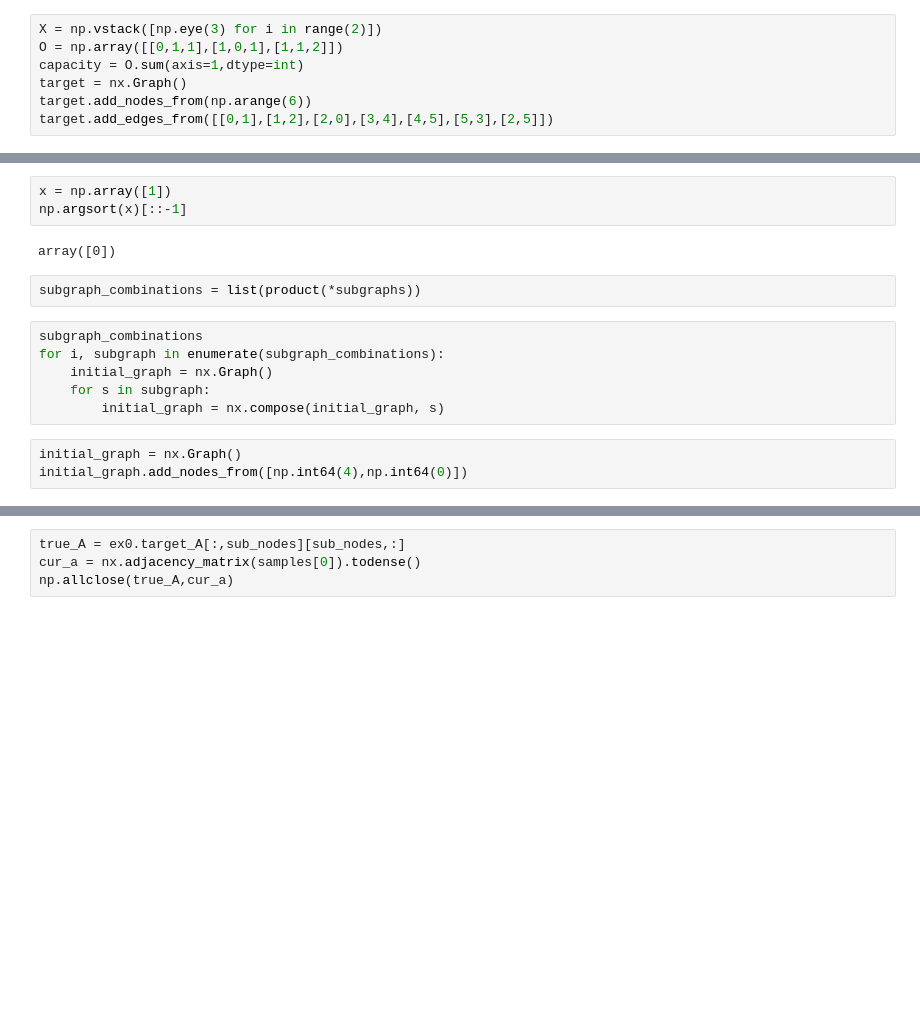
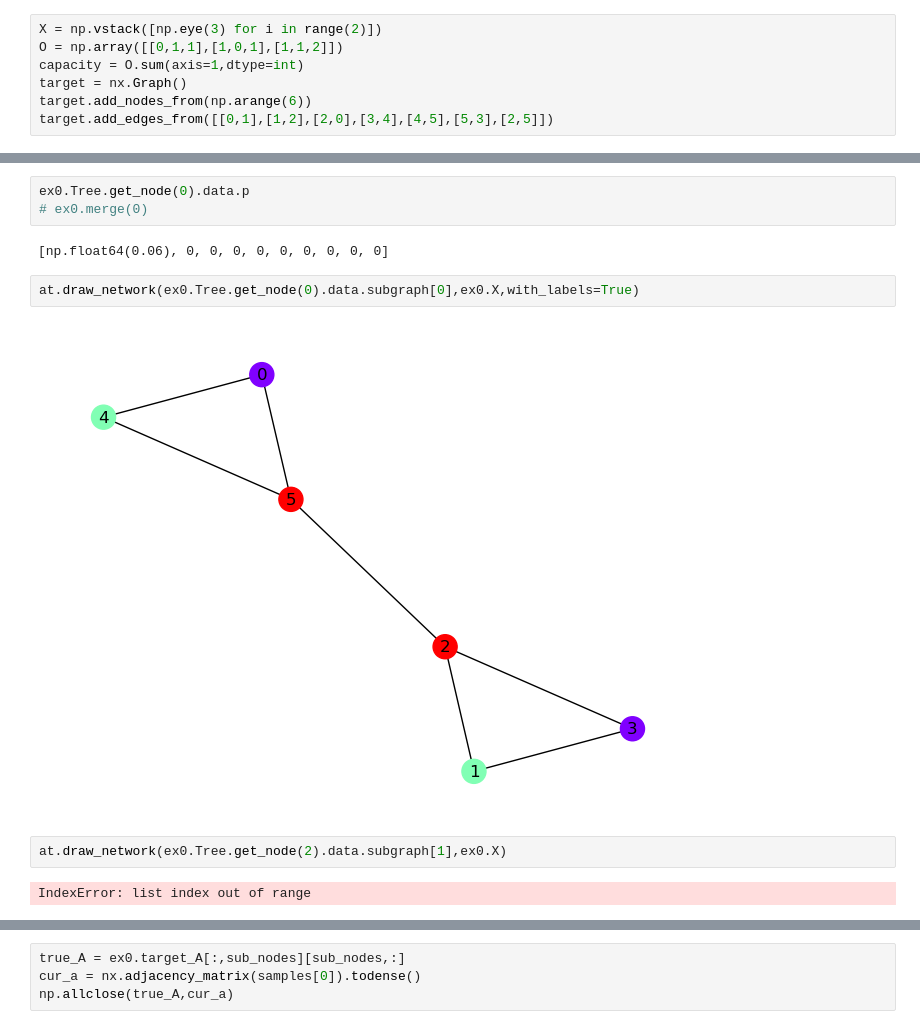
Before and after one commit to coryglover/NetDesign, a Jupyter notebook: notebooks/mcmc.ipynb, the cells around one changed output, grey strips where cells are left out. Saved outputs shown, nothing was run; the diff lists cells and outputs as text; blank space fills up the shorter version.

```diff
--- a/notebooks/mcmc.ipynb
+++ b/notebooks/mcmc.ipynb
@@ -42,16 +64,13 @@ TypeError: only integer scalar arrays can be converted to a scalar index
-# %%
-x = np.array([1])
-np.argsort(x)[::-1]
-# %% [output]
-array([0])
-# %%
-subgraph_combinations = list(product(*subgraphs))
-# %%
-subgraph_combinations
-for i, subgraph in enumerate(subgraph_combinations):
-    initial_graph = nx.Graph()
-    for s in subgraph:
-        initial_graph = nx.compose(initial_graph, s)
-# %%
-initial_graph = nx.Graph()
-initial_graph.add_nodes_from([np.int64(4),np.int64(0)])
+# %%
+ex0.Tree.get_node(0).data.p
+# ex0.merge(0)
+# %% [output]
+[np.float64(0.06), 0, 0, 0, 0, 0, 0, 0, 0, 0]
+# %%
+at.draw_network(ex0.Tree.get_node(0).data.subgraph[0],ex0.X,with_labels=True)
+# %% [output]
+[figure, added]
+# %%
+at.draw_network(ex0.Tree.get_node(2).data.subgraph[1],ex0.X)
+# %% [output]
+IndexError: list index out of range
```
Also changed, not shown: parts of 12 cells of this notebook, 1 other file.
